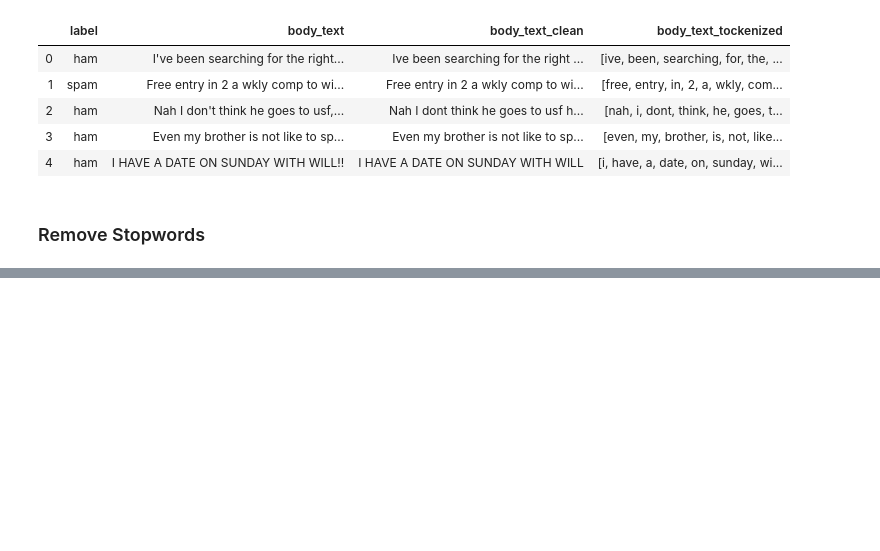
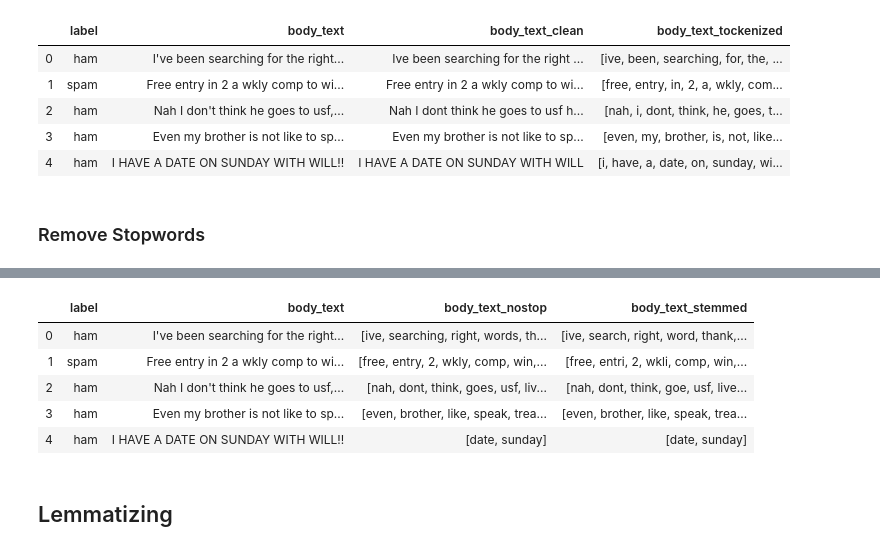
Before and after one commit to GhaidEwawi/nlp-python, a Jupyter notebook: nlp-python.ipynb, the cells around one changed output, grey strips where cells are left out. Cells and saved outputs as stored; diff of their text form; code cells hidden in the pictures; blank space fills up the shorter version.

Commit message:
Stemming and lemmanizing

```diff
--- a/nlp-python.ipynb
+++ b/nlp-python.ipynb
@@ -122,0 +125,3 @@ data.head()
+# %%
+data2 = data.loc[:, ['label', 'body_text', 'body_text_nostop']]
+data2.head()
@@ -122,0 +143,18 @@ data.head()
+# %%
+ps = nltk.PorterStemmer()
+# %%
+def stemming(tockenized_text):
+    text = [ps.stem(word) for word in tockenized_text]
+    return text
+
+data2['body_text_stemmed'] = data2['body_text_nostop'].apply(lambda x: stemming(x))
+data2.head()
+# %% [output]
+|  | label | body_text | body_text_nostop | body_text_stemmed |
+| 0 | ham | I've been searching for the right... | [ive, searching, right, words, th... | [ive, search, right, word, thank,... |
+| 1 | spam | Free entry in 2 a wkly comp to wi... | [free, entry, 2, wkly, comp, win,... | [free, entri, 2, wkli, comp, win,... |
+| 2 | ham | Nah I don't think he goes to usf,... | [nah, dont, think, goes, usf, liv... | [nah, dont, think, goe, usf, live... |
+| 3 | ham | Even my brother is not like to sp... | [even, brother, like, speak, trea... | [even, brother, like, speak, trea... |
+| 4 | ham | I HAVE A DATE ON SUNDAY WITH WILL!! | [date, sunday] | [date, sunday] |
+# %% [markdown]
+## Lemmatizing
```
Also changed, not shown: parts of 6 cells of this notebook.
